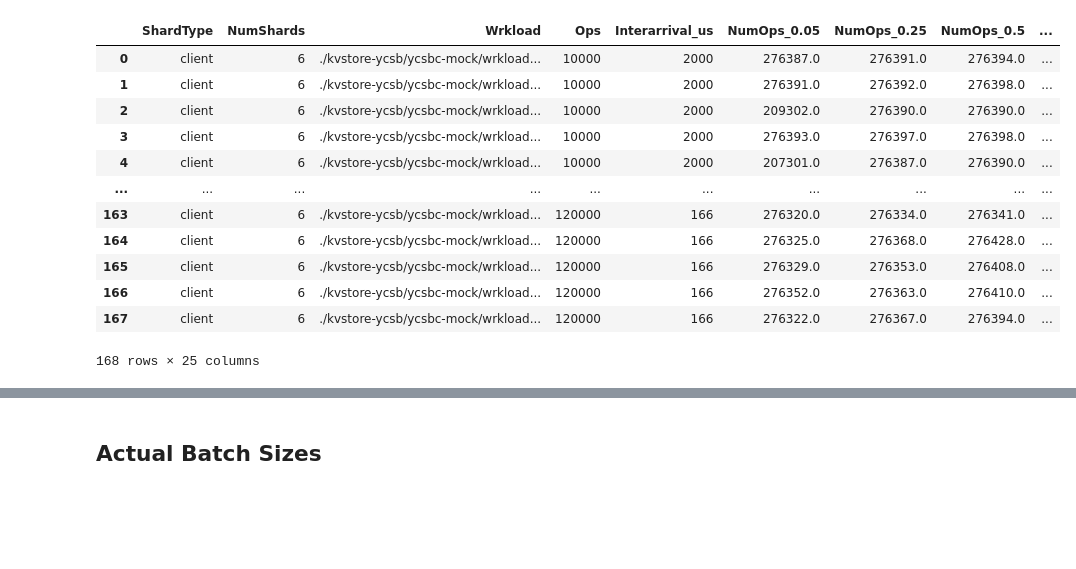
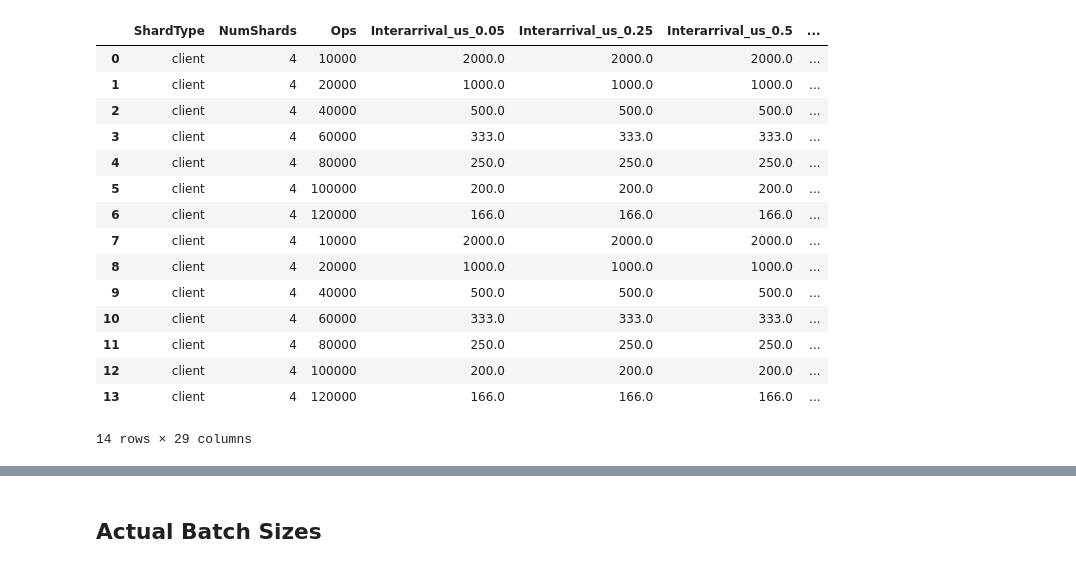
Before and after one commit to akshayknarayan/burrito, a Jupyter notebook: scripts/kv.ipynb, the cells around one changed output, grey strips where cells are left out. Drawn from its saved outputs; the diff is of its cells as text; code cells hidden in the pictures; blank space fills up the shorter version.

```diff
--- a/scripts/kv.ipynb
+++ b/scripts/kv.ipynb
@@ -40,8 +31,8 @@ ray.init()
 # %%
 rootdir = "/home/akshayn/burrito"
-outdirs = ["kv-8b77dad"]
+outdirs = ["kv-825ef8d"]
 #num_shards = [2, 4, 6, 8]
-num_shards = [6,]
+num_shards = [4,]
 #ops = [1000, 5000, 10000, 20000, 40000, 60000, 80000, 100000, 160000, 200000, 240000, 320000]
 ops = [10000, 20000, 40000, 60000, 80000, 100000, 120000]
 clients = ['10.1.1.5', '10.1.1.6', '10.1.1.7', '10.1.1.8', '10.1.1.9']
@@ -49,76 +40,88 @@ clients = ['10.1.1.5', '10.1.1.6', '10.1.1.7', '10.1.1.8', '10.1.1.9']
 shard_types = ['client']
 #client_concurrency = [4, 8]
 client_concurrency = [4]
-client_batching = [0, 16, 64]
-server_batching = ["none", "auto", "applevel:16", "applevel:64"]
-poisson = [True, False]
+client_batching = [0]
+server_batching = ["none"]
+poisson = [True]
+fragmentation = [False, True]
 # %%
 # note: this aggregates requestclients together
 
 @ray.remote
-def read_exp(outdir, ns, st, o, p, cb, sb, c):
+def read_exp(outdir, ns, st, o, p, cb, sb, fr, c):
     exp_df = None
     for cl in clients:
-        fn = f"{rootdir}/{outdir}/{ns}-{st}shard-{o}-poisson={p}-client_batch={cb}-server_batch={sb}-wrkloadbunf1-{c}-0-client0-{cl}.data"
+        fn = f"{rootdir}/{outdir}/{ns}-{st}shard-{o}-poisson={p}-client_batch={cb}-server_batch={sb}-stackfrag={fr}-wrkloadbunf1-{c}-0-client0-{cl}.data"
         try:
             df_file = pd.read_csv(fn, sep=" ")
+            df_file["ShardType"] = st
+            df_file['NumShards'] = ns
+            df_file["Ops"] = o
             df_file = df_file[(df_file.NumOps > 200e3) & (df_file.NumShards > 1)]
 
             if exp_df is None:
                 exp_df = df_file
             else:
                 exp_df = exp_df.append(df_file)
-        except:
-            print(fn)
+        except Exception as e:
+            print('error on', fn, e)
             continue
+    if exp_df is None:
+        print('df was None', ns, st, o, p, cb, sb, fr, c, clients)
+        return pd.DataFrame()
     # now calculate this experiment's stats.
-    exp_stats = exp_df.groupby(["ShardType", "NumShards", "Wrkload", "Ops", "Interarrival_us"]).quantile([0.05, 0.25, 0.5, 0.75, 0.95])
+    exp_stats = exp_df.groupby(["ShardType", "NumShards", "Ops"]).quantile([0.05, 0.25, 0.5, 0.75, 0.95])
     exp_stats = exp_stats.unstack()
     exp_stats.columns = [f"{s}_{t}" for s,t in exp_stats.columns.values]
     exp_stats.columns.to_flat_index()
     exp_stats["Commit"] = outdir
     exp_stats["Concurrency"] = c
     exp_stats["ClientBatching"] = cb
     exp_stats["ServerBatching"] = sb
     exp_stats["Poisson"] = p
+    exp_stats["Fragmentation"] = fr
     return exp_stats
 
 exps = []
 for outdir in outdirs:
-    for ns in num_shards:
-        for st in shard_types:
-            for o in ops:
-                o = int(o)
-                for p in poisson:
-                    for cb in client_batching:
-                        for sb in server_batching:
-                            for c in client_concurrency:
-                                exps.append(read_exp.remote(outdir, ns, st, o, p, cb, sb, c))
+    for fr in fragmentation:
+        for ns in num_shards:
+            for st in shard_types:
+                for o in ops:
+                    o = int(o)
+                    for p in poisson:
+                        for cb in client_batching:
+                            for sb in server_batching:
+                                for c in client_concurrency:
+                                    exps.append(read_exp.remote(outdir, ns, st, o, p, cb, sb, fr, c))
 
 exp_dfs = ray.get(exps)
 df = None
 for exp_df in exp_dfs:
     if df is None:
         df = exp_df
     else:
         df = df.append(exp_df)
 
 df = df.reset_index()
 df
 # %% [output]
-|  | ShardType | NumShards | Wrkload | Ops | Interarrival_us | NumOps_0.05 | NumOps_0.25 | NumOps_0.5 | ... |
-| 0 | client | 6 | ./kvstore-ycsb/ycsbc-mock/wrkload... | 10000 | 2000 | 276387.0 | 276391.0 | 276394.0 | ... |
-| 1 | client | 6 | ./kvstore-ycsb/ycsbc-mock/wrkload... | 10000 | 2000 | 276391.0 | 276392.0 | 276398.0 | ... |
-| 2 | client | 6 | ./kvstore-ycsb/ycsbc-mock/wrkload... | 10000 | 2000 | 209302.0 | 276390.0 | 276390.0 | ... |
-| 3 | client | 6 | ./kvstore-ycsb/ycsbc-mock/wrkload... | 10000 | 2000 | 276393.0 | 276397.0 | 276398.0 | ... |
-| 4 | client | 6 | ./kvstore-ycsb/ycsbc-mock/wrkload... | 10000 | 2000 | 207301.0 | 276387.0 | 276390.0 | ... |
-| ... | ... | ... | ... | ... | ... | ... | ... | ... | ... |
-| 163 | client | 6 | ./kvstore-ycsb/ycsbc-mock/wrkload... | 120000 | 166 | 276320.0 | 276334.0 | 276341.0 | ... |
-| 164 | client | 6 | ./kvstore-ycsb/ycsbc-mock/wrkload... | 120000 | 166 | 276325.0 | 276368.0 | 276428.0 | ... |
-| 165 | client | 6 | ./kvstore-ycsb/ycsbc-mock/wrkload... | 120000 | 166 | 276329.0 | 276353.0 | 276408.0 | ... |
-| 166 | client | 6 | ./kvstore-ycsb/ycsbc-mock/wrkload... | 120000 | 166 | 276352.0 | 276363.0 | 276410.0 | ... |
-| 167 | client | 6 | ./kvstore-ycsb/ycsbc-mock/wrkload... | 120000 | 166 | 276322.0 | 276367.0 | 276394.0 | ... |
+|  | ShardType | NumShards | Ops | Interarrival_us_0.05 | Interarrival_us_0.25 | Interarrival_us_0.5 | ... |
+| 0 | client | 4 | 10000 | 2000.0 | 2000.0 | 2000.0 | ... |
+| 1 | client | 4 | 20000 | 1000.0 | 1000.0 | 1000.0 | ... |
+| 2 | client | 4 | 40000 | 500.0 | 500.0 | 500.0 | ... |
+| 3 | client | 4 | 60000 | 333.0 | 333.0 | 333.0 | ... |
+| 4 | client | 4 | 80000 | 250.0 | 250.0 | 250.0 | ... |
+| 5 | client | 4 | 100000 | 200.0 | 200.0 | 200.0 | ... |
+| 6 | client | 4 | 120000 | 166.0 | 166.0 | 166.0 | ... |
+| 7 | client | 4 | 10000 | 2000.0 | 2000.0 | 2000.0 | ... |
+| 8 | client | 4 | 20000 | 1000.0 | 1000.0 | 1000.0 | ... |
+| 9 | client | 4 | 40000 | 500.0 | 500.0 | 500.0 | ... |
+| 10 | client | 4 | 60000 | 333.0 | 333.0 | 333.0 | ... |
+| 11 | client | 4 | 80000 | 250.0 | 250.0 | 250.0 | ... |
+| 12 | client | 4 | 100000 | 200.0 | 200.0 | 200.0 | ... |
+| 13 | client | 4 | 120000 | 166.0 | 166.0 | 166.0 | ... |
-168 rows × 25 columns
+14 rows × 29 columns
 # %%
 %%R -i df -w 900 -h 600
 
```
Also changed, not shown: parts of 2 cells of this notebook, 2 other files.
